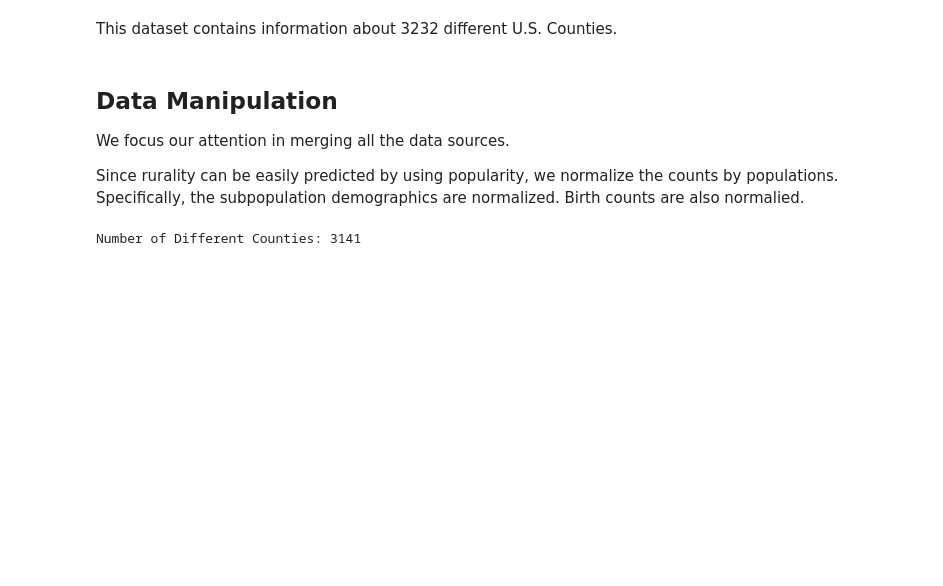
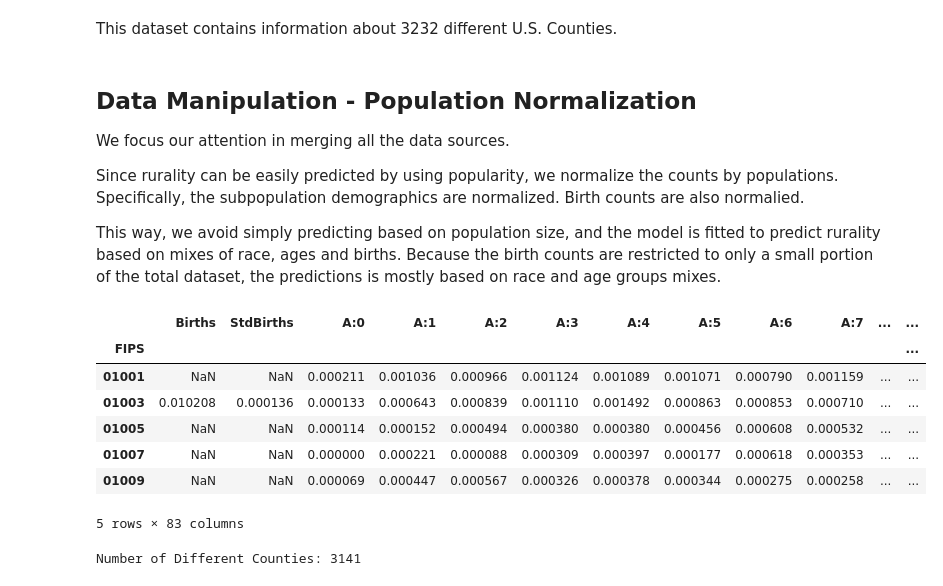
Before and after one commit to carlosfc-ds/project-si618, a Jupyter notebook: si618_project_III.ipynb, the cells around one changed output. Saved outputs shown, nothing was run; the diff lists cells and outputs as text; code cells hidden in the pictures; blank space fills up the shorter version.

```diff
--- a/si618_project_III.ipynb
+++ b/si618_project_III.ipynb
@@ -155,9 +155,11 @@ Number of Different Counties: 3232
 # %% [markdown]
 This dataset contains information about 3232 different U.S. Counties.
 # %% [markdown]
-## Data Manipulation
+## Data Manipulation - Population Normalization
 
 We focus our attention in merging all the data sources.
 
 Since rurality can be easily predicted by using popularity, we normalize the counts by populations. Specifically, the subpopulation demographics are normalized. Birth counts are also normalied.
+
+This way, we avoid simply predicting based on population size, and the model is fitted to predict rurality based on mixes of race, ages and births. Because the birth counts are restricted to only a small portion of the total dataset, the predictions is mostly based on race and age groups mixes.
 # %%
@@ -182,6 +186,17 @@ def read_data(drop_FIPS=True):
     return df
 
 df = read_data()
+# %%
+df.head()
+# %% [output]
+|  | Births | StdBirths | A:0 | A:1 | A:2 | A:3 | A:4 | A:5 | A:6 | A:7 | ... | ... |
+| FIPS |  |  |  |  |  |  |  |  |  |  |  | ... |
+| 01001 | NaN | NaN | 0.000211 | 0.001036 | 0.000966 | 0.001124 | 0.001089 | 0.001071 | 0.000790 | 0.001159 | ... | ... |
+| 01003 | 0.010208 | 0.000136 | 0.000133 | 0.000643 | 0.000839 | 0.001110 | 0.001492 | 0.000863 | 0.000853 | 0.000710 | ... | ... |
+| 01005 | NaN | NaN | 0.000114 | 0.000152 | 0.000494 | 0.000380 | 0.000380 | 0.000456 | 0.000608 | 0.000532 | ... | ... |
+| 01007 | NaN | NaN | 0.000000 | 0.000221 | 0.000088 | 0.000309 | 0.000397 | 0.000177 | 0.000618 | 0.000353 | ... | ... |
+| 01009 | NaN | NaN | 0.000069 | 0.000447 | 0.000567 | 0.000326 | 0.000378 | 0.000344 | 0.000275 | 0.000258 | ... | ... |
+5 rows × 83 columns
 # %%
 print(f"Number of Different Counties: {df.shape[0]}")
 df.isna().sum()[df.isna().sum() > 0]
```
Also changed, not shown: parts of 9 cells of this notebook.
